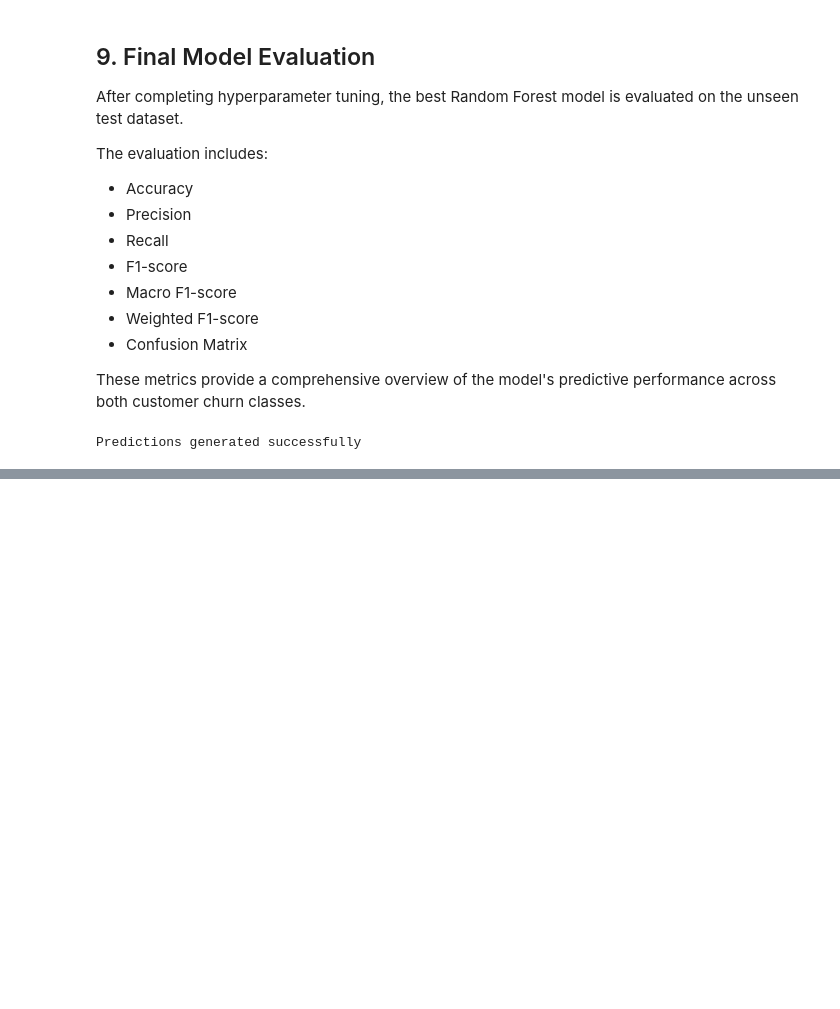
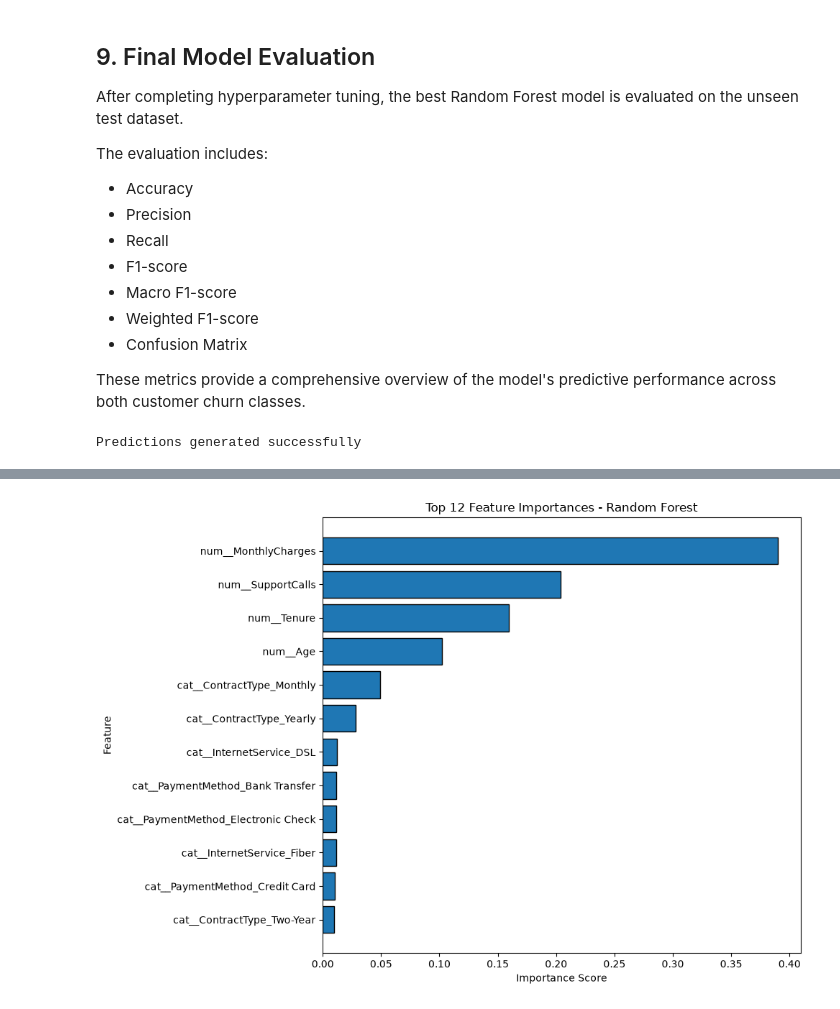
Before and after one commit to Mobin-Madadi/customer-churn-prediction, a Jupyter notebook: notebooks/customer_churn.ipynb, the cells around one changed output, grey strips where cells are left out. Cells and saved outputs as stored; diff of their text form; code cells hidden in the pictures; blank space fills up the shorter version.

Commit message:
Feature importance

```diff
--- a/notebooks/customer_churn.ipynb
+++ b/notebooks/customer_churn.ipynb
@@ -598,7 +598,8 @@ best_model = Pipeline(steps=[
         class_weight = class_weights[3],
         min_samples_leaf = 9,
         min_samples_split = 9,
-        n_estimators = 467
+        n_estimators = 467,
+        random_state = 42
     ))
 ]
 )
@@ -675,0 +727,24 @@ plt.show()
+# %%
+# Visualize feature importance
+
+top_features = importance_df.head(12).sort_values(
+    by="Importance",
+    ascending=True
+)
+
+plt.figure(figsize=(10, 7))
+
+plt.barh(
+    top_features["Feature"],
+    top_features["Importance"],
+    edgecolor="black"
+)
+
+plt.title("Top 12 Feature Importances - Random Forest")
+plt.xlabel("Importance Score")
+plt.ylabel("Feature")
+
+plt.tight_layout()
+plt.show()
+# %% [output]
+[figure, added]
```
Also changed, not shown: parts of 5 cells of this notebook.
